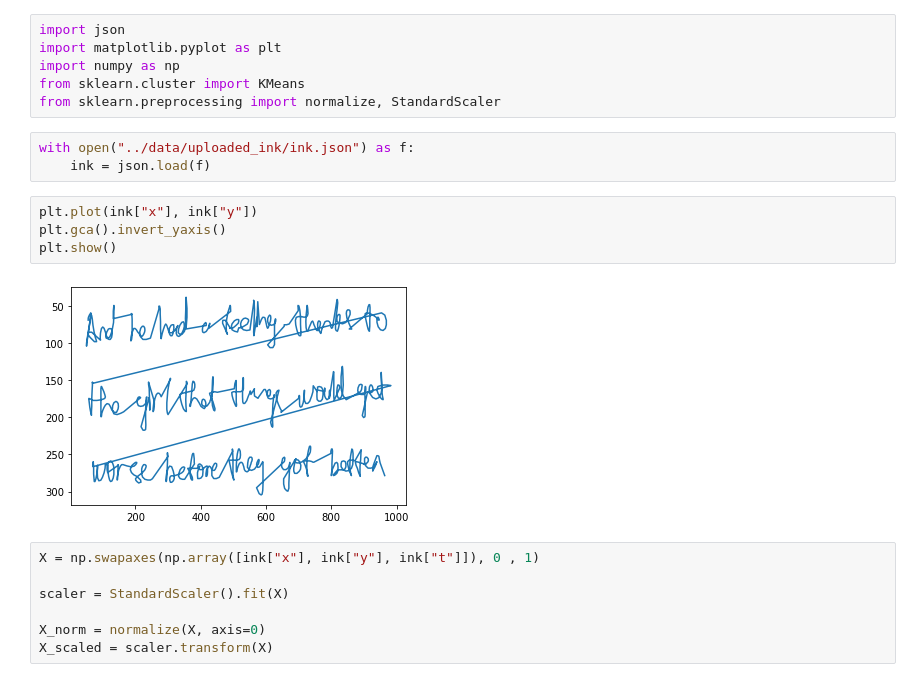
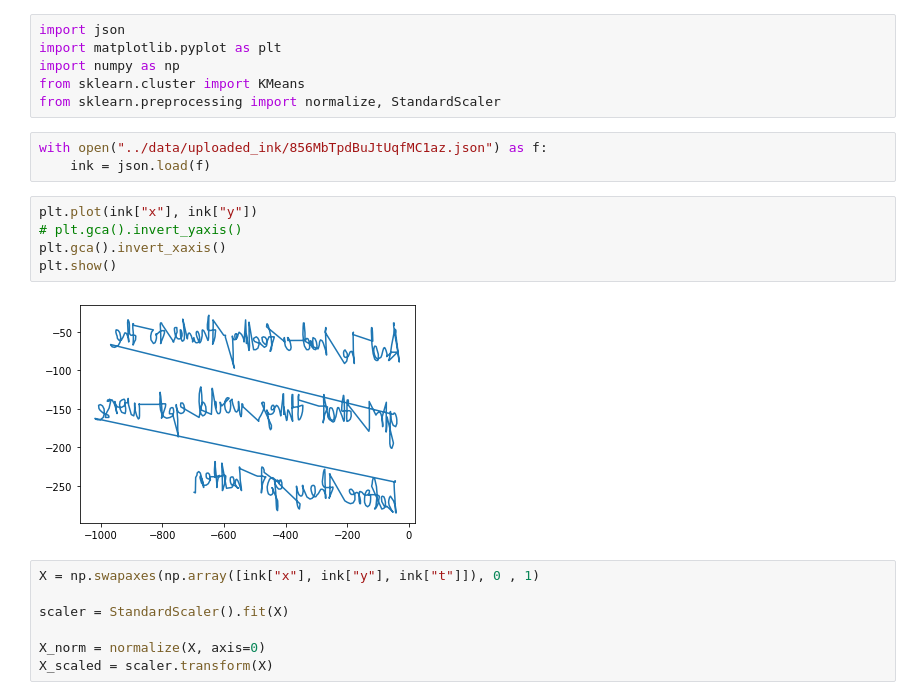
Before and after one commit to CustardTart32/digital-pen-backend, a Jupyter notebook: xml_parser/notebooks/visualise_ink.ipynb, the cells around one changed output. Cells and saved outputs as stored; diff of their text form.

```diff
--- a/xml_parser/notebooks/visualise_ink.ipynb
+++ b/xml_parser/notebooks/visualise_ink.ipynb
@@ -5,14 +5,15 @@ import numpy as np
 from sklearn.cluster import KMeans
 from sklearn.preprocessing import normalize, StandardScaler
 # %%
-with open("../data/uploaded_ink/ink.json") as f:
+with open("../data/uploaded_ink/856MbTpdBuJtUqfMC1az.json") as f:
     ink = json.load(f)
 # %%
 plt.plot(ink["x"], ink["y"])
-plt.gca().invert_yaxis()
+# plt.gca().invert_yaxis()
+plt.gca().invert_xaxis()
 plt.show()
 # %% [output]
-[figure, old version]
+[figure, new version]
 # %%
 X = np.swapaxes(np.array([ink["x"], ink["y"], ink["t"]]), 0 , 1)
 
```
Also changed, not shown: 4 other files.
